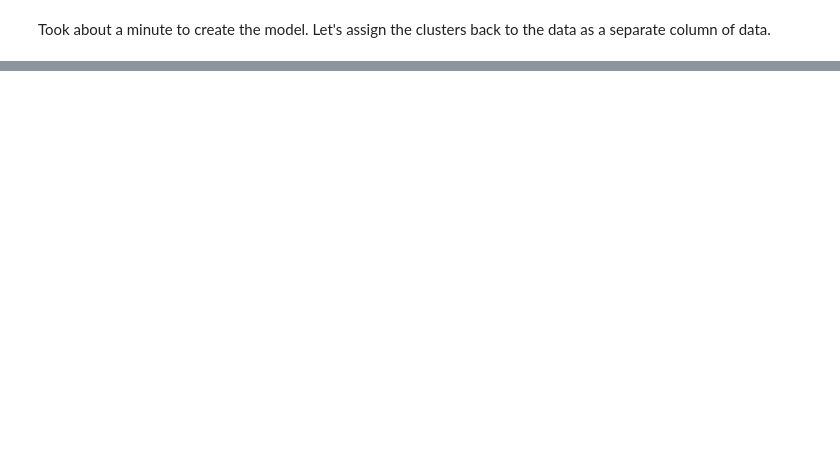
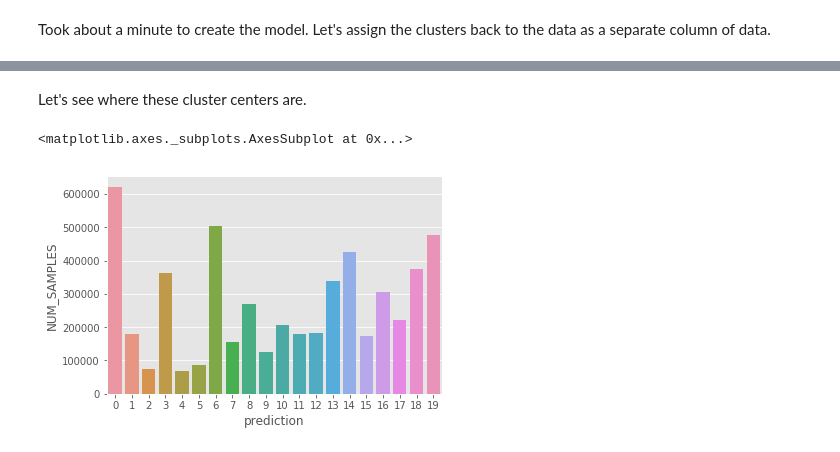
Before and after one commit to strikingmoose/nypd_complaints, a Jupyter notebook: notebook/16 - Clustering To Explore Neighbourhoods.ipynb, the cells around one changed output, grey strips where cells are left out. Cells and saved outputs as stored; diff of their text form; code cells hidden in the pictures; blank space fills up the shorter version.

```diff
--- a/notebook/16 - Clustering To Explore Neighbourhoods.ipynb
+++ b/notebook/16 - Clustering To Explore Neighbourhoods.ipynb
@@ -233,11 +193,0 @@ We have the assigned cluster labels in a column called "prediction" now.
-# %%
-import matplotlib.pyplot as plt
-plt.style.use('ggplot')
-%matplotlib inline
-
-# Initiate plot
-fig, ax = plt.subplots()
-ax.scatter(centers['LON'], centers['LAT'])
-
-# for i, txt in enumerate(n):
-#     ax.annotate(txt, (z[i],y[i]))
@@ -246,0 +241,10 @@ ax.scatter(centers['LON'], centers['LAT'])
+# %%
+cluster_stats_result = %read_sql \
+SELECT \
+    prediction, \
+    COUNT(*) AS NUM_SAMPLES, \
+    AVG(LAT) AS LAT_CENTRE, \
+    AVG(LON) AS LON_CENTRE \
+FROM df_predicted \
+GROUP BY \
+    prediction
@@ -246,0 +253,8 @@ ax.scatter(centers['LON'], centers['LAT'])
+# %% [markdown]
+Let's see where these cluster centers are.
+# %%
+# See distributions of samples in the cluster
+sns.barplot(x = "prediction", y = "NUM_SAMPLES", data = cluster_stats_result)
+# %% [output]
+<matplotlib.axes._subplots.AxesSubplot at 0x...>
+[figure, added]
```
Also changed, not shown: parts of 17 cells of this notebook, 1 other file.
